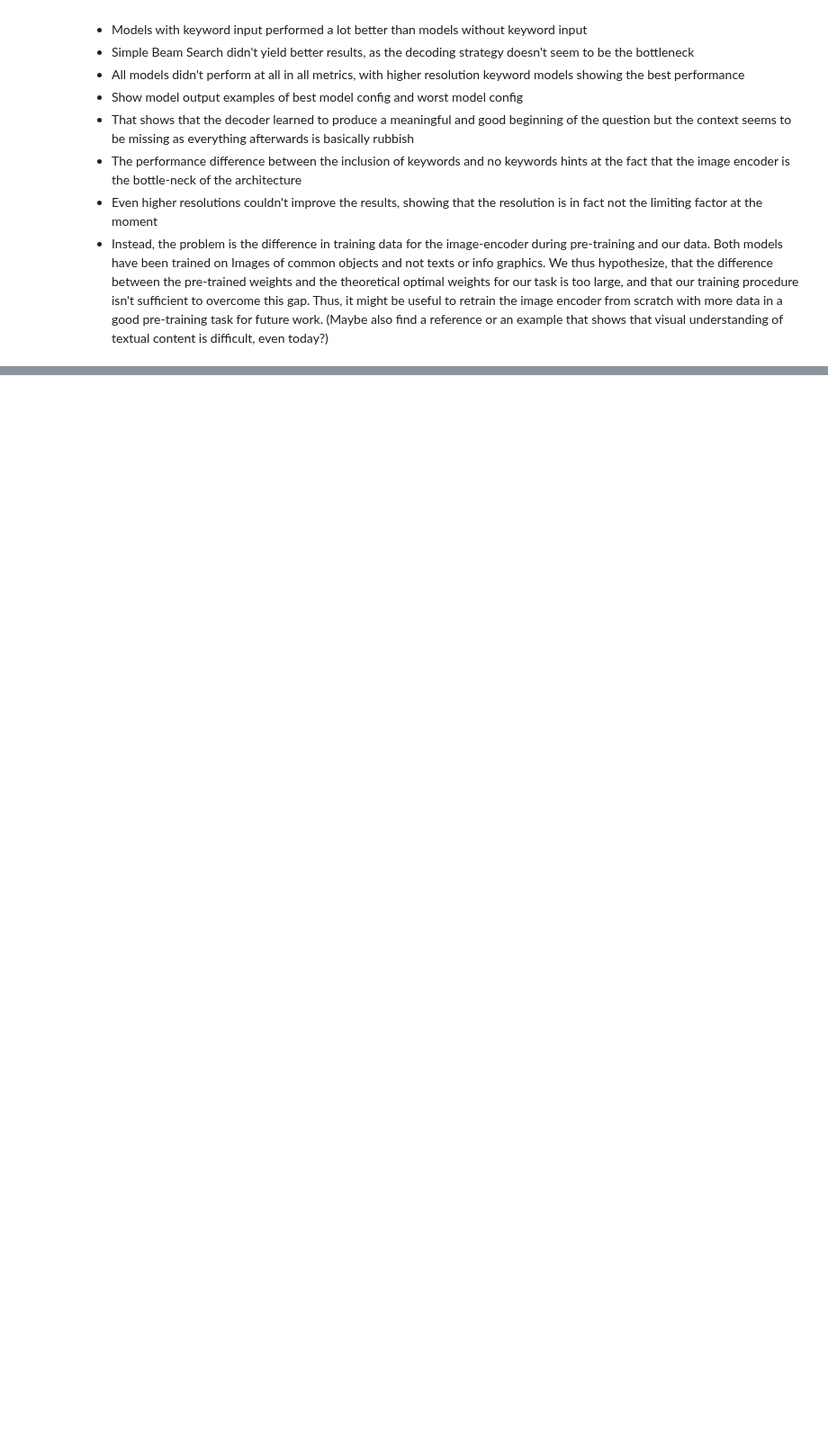
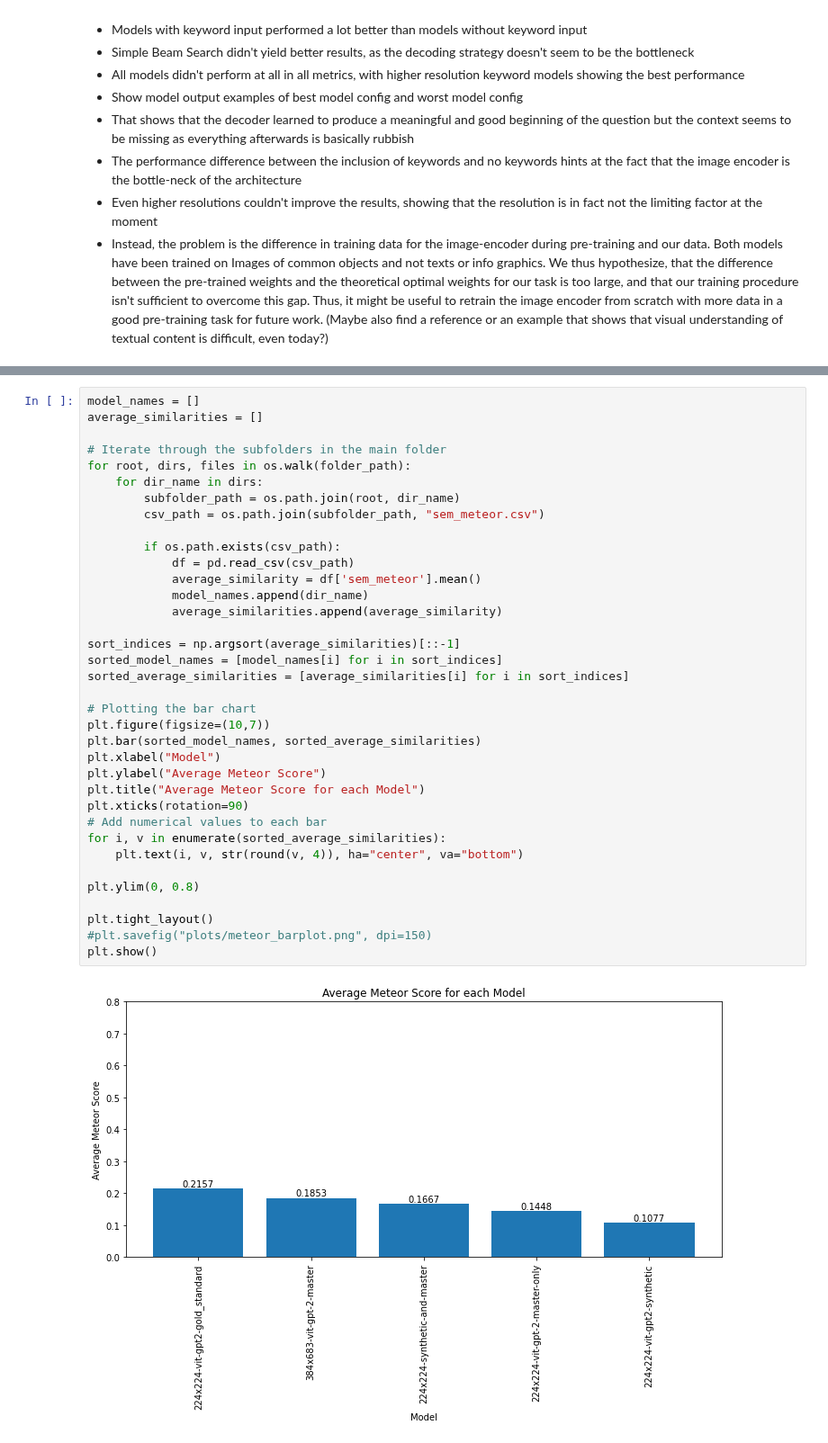
Before and after one commit to Ankinator/ankinator-flashcard-models, a Jupyter notebook: notebooks/models/image-to-text/evaluation.ipynb, the cells around one changed output, grey strips where cells are left out. Shown at 90% size. Saved outputs shown, nothing was run; the diff lists cells and outputs as text; blank space fills up the shorter version.

```diff
--- a/notebooks/models/image-to-text/evaluation.ipynb
+++ b/notebooks/models/image-to-text/evaluation.ipynb
@@ -456,0 +513,38 @@ plt.show()
+# %%
+model_names = []
+average_similarities = []
+
+# Iterate through the subfolders in the main folder
+for root, dirs, files in os.walk(folder_path):
+    for dir_name in dirs:
+        subfolder_path = os.path.join(root, dir_name)
+        csv_path = os.path.join(subfolder_path, "sem_meteor.csv")
+
+        if os.path.exists(csv_path):
+            df = pd.read_csv(csv_path)
+            average_similarity = df['sem_meteor'].mean()
+            model_names.append(dir_name)
+            average_similarities.append(average_similarity)
+
+sort_indices = np.argsort(average_similarities)[::-1]
+sorted_model_names = [model_names[i] for i in sort_indices]
+sorted_average_similarities = [average_similarities[i] for i in sort_indices]
+
+# Plotting the bar chart
+plt.figure(figsize=(10,7))
+plt.bar(sorted_model_names, sorted_average_similarities)
+plt.xlabel("Model")
+plt.ylabel("Average Meteor Score")
+plt.title("Average Meteor Score for each Model")
+plt.xticks(rotation=90)
+# Add numerical values to each bar
+for i, v in enumerate(sorted_average_similarities):
+    plt.text(i, v, str(round(v, 4)), ha="center", va="bottom")
+
+plt.ylim(0, 0.8)
+
+plt.tight_layout()
+#plt.savefig("plots/meteor_barplot.png", dpi=150)
+plt.show()
+# %% [output]
+[figure, added]
```
Also changed, not shown: parts of 8 cells of this notebook.
